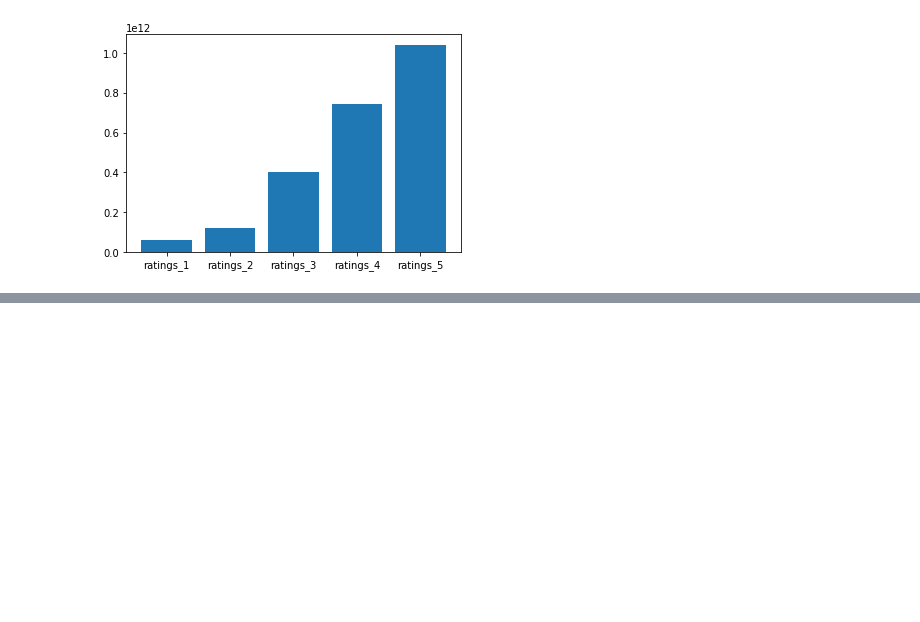
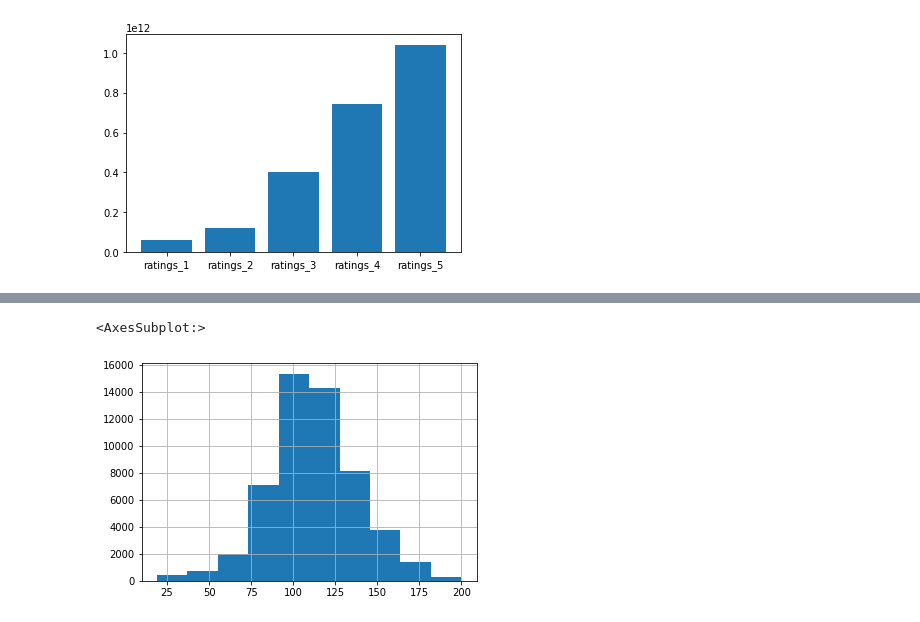
Before and after one commit to SimplonAI/books, a Jupyter notebook: analyse.ipynb, the cells around one changed output, grey strips where cells are left out. Cells and saved outputs as stored; diff of their text form; code cells hidden in the pictures; blank space fills up the shorter version.

```diff
--- a/analyse.ipynb
+++ b/analyse.ipynb
@@ -221,0 +317,5 @@ Les votes
+# %%
+data.groupby("user_id")["rating"].count().hist()
+# %% [output]
+<AxesSubplot:>
+[figure, added]
```
Also changed, not shown: parts of 25 cells of this notebook, 6 other files.
